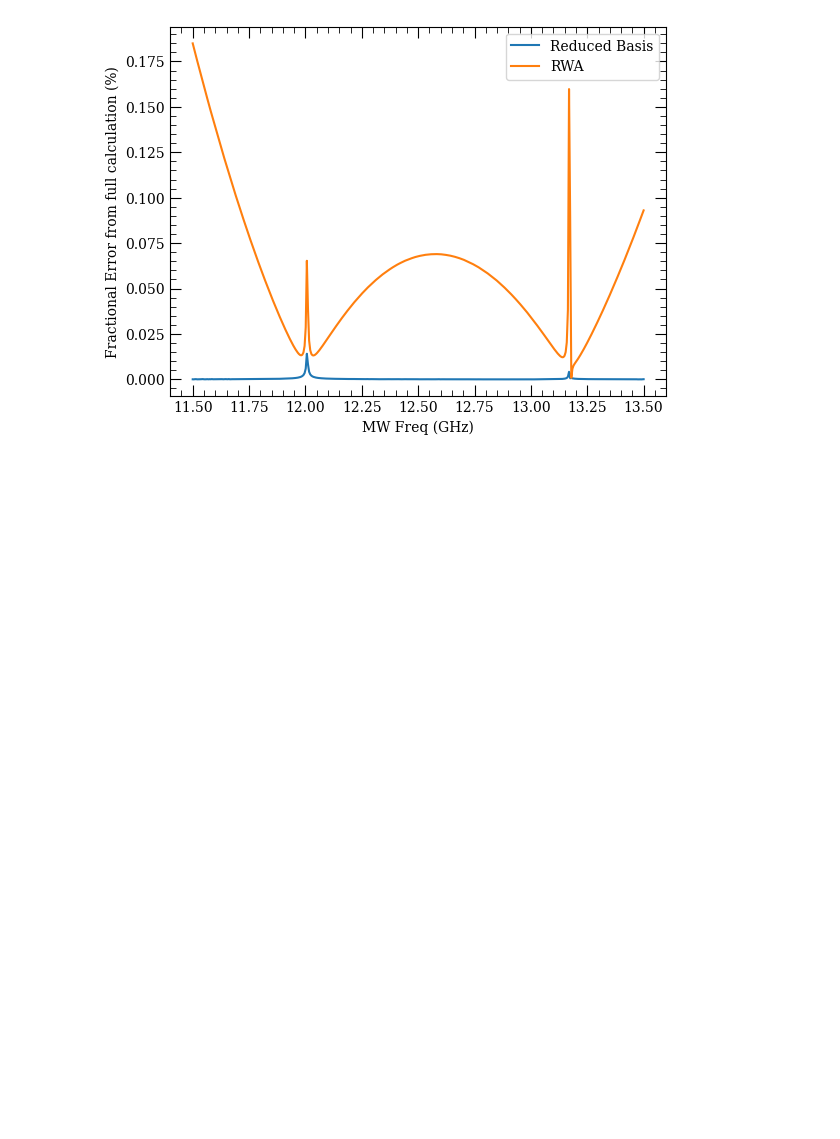
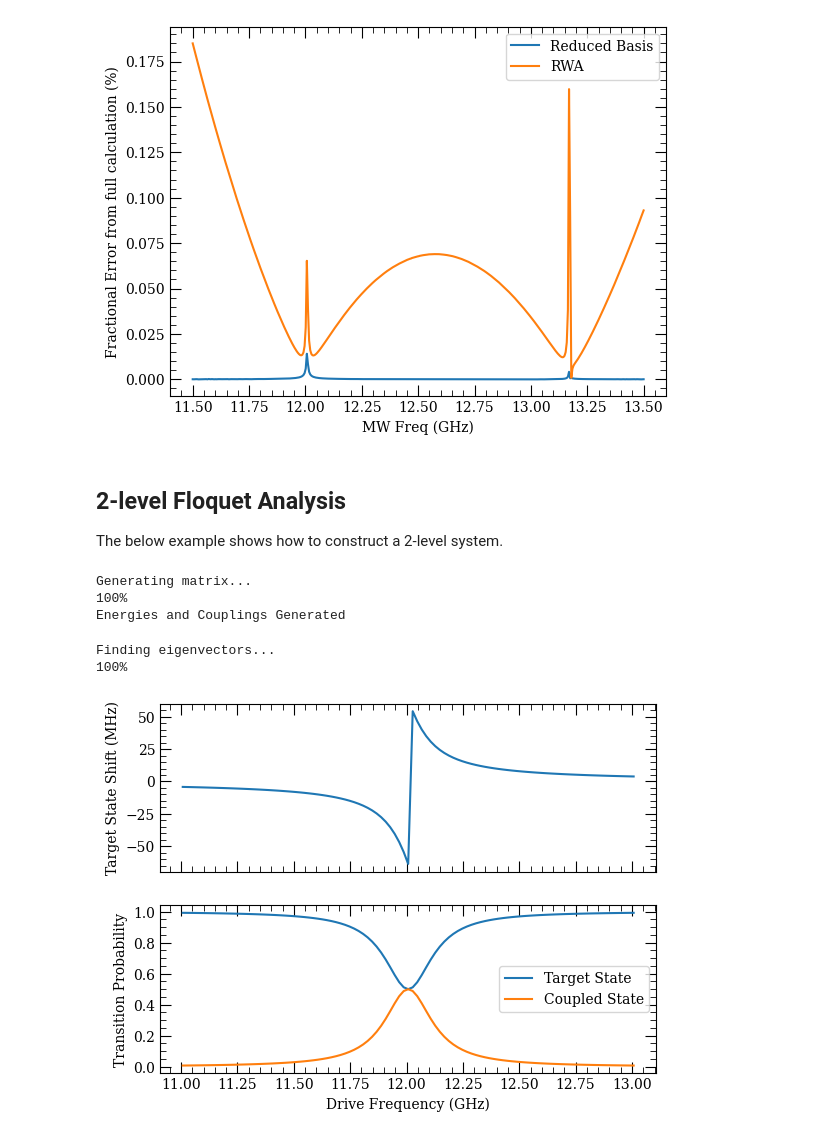
Before and after one commit to nikolasibalic/ARC-Alkali-Rydberg-Calculator, a Jupyter notebook: doc/AC_Stark_primer.ipynb, the cells around one changed output. Cells and saved outputs as stored; diff of their text form; code cells hidden in the pictures; blank space fills up the shorter version.

Commit message:
Updated example notebook

```diff
--- a/doc/AC_Stark_primer.ipynb
+++ b/doc/AC_Stark_primer.ipynb
@@ -446,3 +456,53 @@ ax.legend()
 # %% [output]
 <matplotlib.legend.Legend at 0x...>
 [figure]
+# %% [markdown]
+## 2-level Floquet Analysis ##
+
+The below example shows how to construct a 2-level system.
+# %%
+atom = Rubidium85()
+t = [56, 2, 2.5]
+
+mj = 0.5
+q = 0
+# %%
+m = ShirleyMethod(atom)
+m.defineBasis(
+    *t,
+    mj,
+    basisStates=[
+        [56, 2, 2.5, 0.5],
+        [57, 1, 1.5, 0.5]
+    ],
+    progressOutput=True,
+    debugOutput=False,
+)
+m.defineShirleyHamiltonian(fn=1)
+# %% [output]
+Generating matrix...
+100%
+Energies and Couplings Generated
+# %%
+Efield = 5 # V/m
+f0 = 12.0073e9 # Hz
+
+freqs = np.linspace(-1e9, 1e9, 101) + f0
+# %%
+m.diagonalise(Efield, freqs, progressOutput=True)
+# %% [output]
+Finding eigenvectors...
+100%
+# %%
+fig, (ax1, ax2) = plt.subplots(2, sharex=True)
+
+ax1.plot(freqs*1e-9, m.targetShifts*1e-6)
+
+ax2.plot(freqs*1e-9, m.transProbs[:,0], label='Target State')
+ax2.plot(freqs*1e-9, m.transProbs[:,1], label='Coupled State')
+ax1.set_ylabel('Target State Shift (MHz)')
+ax2.set_ylabel('Transition Probability')
+ax2.set_xlabel('Drive Frequency (GHz)')
+ax2.legend();
+# %% [output]
+[figure, added]
```
Also changed, not shown: parts of 6 cells of this notebook.
